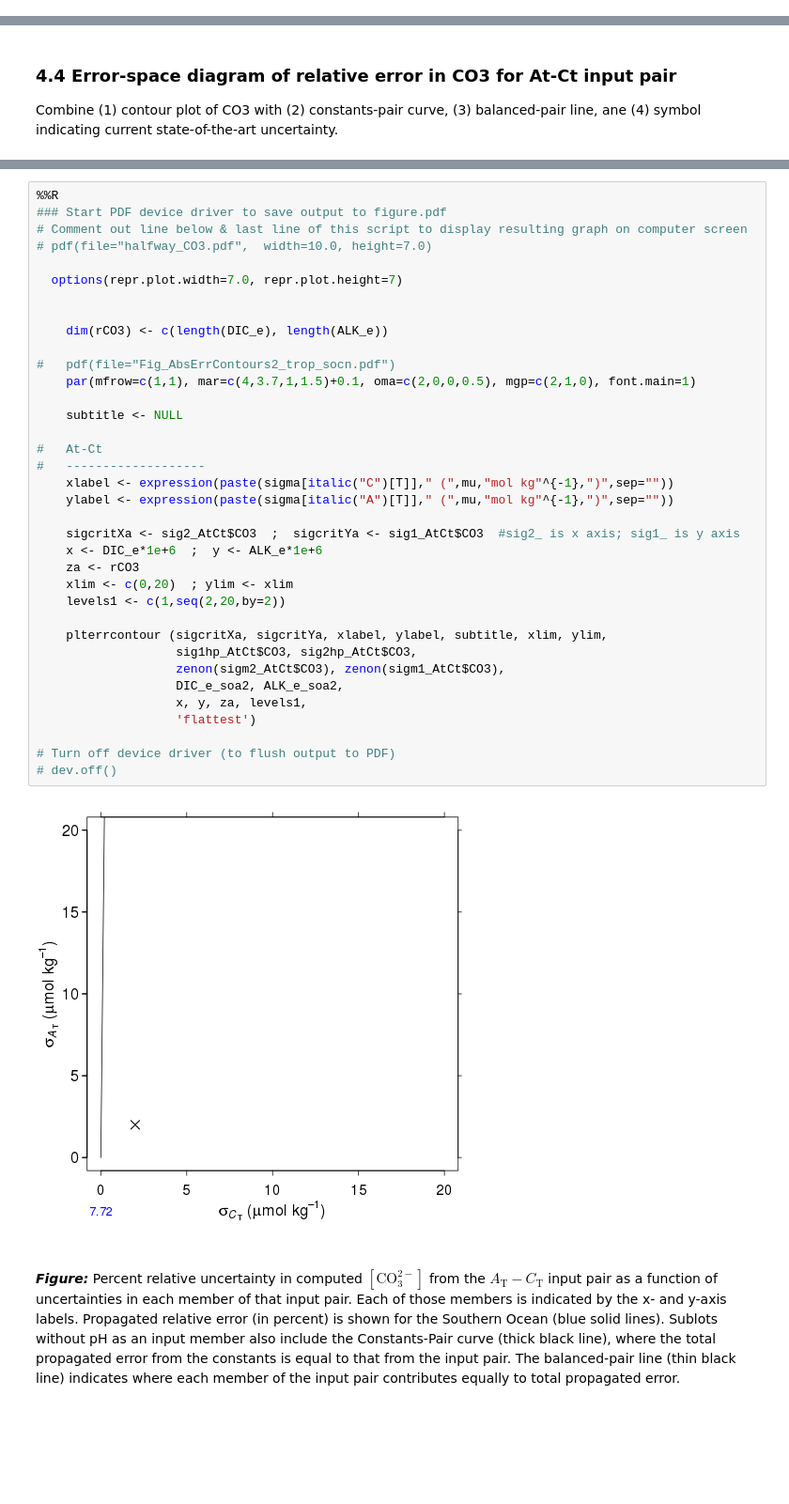
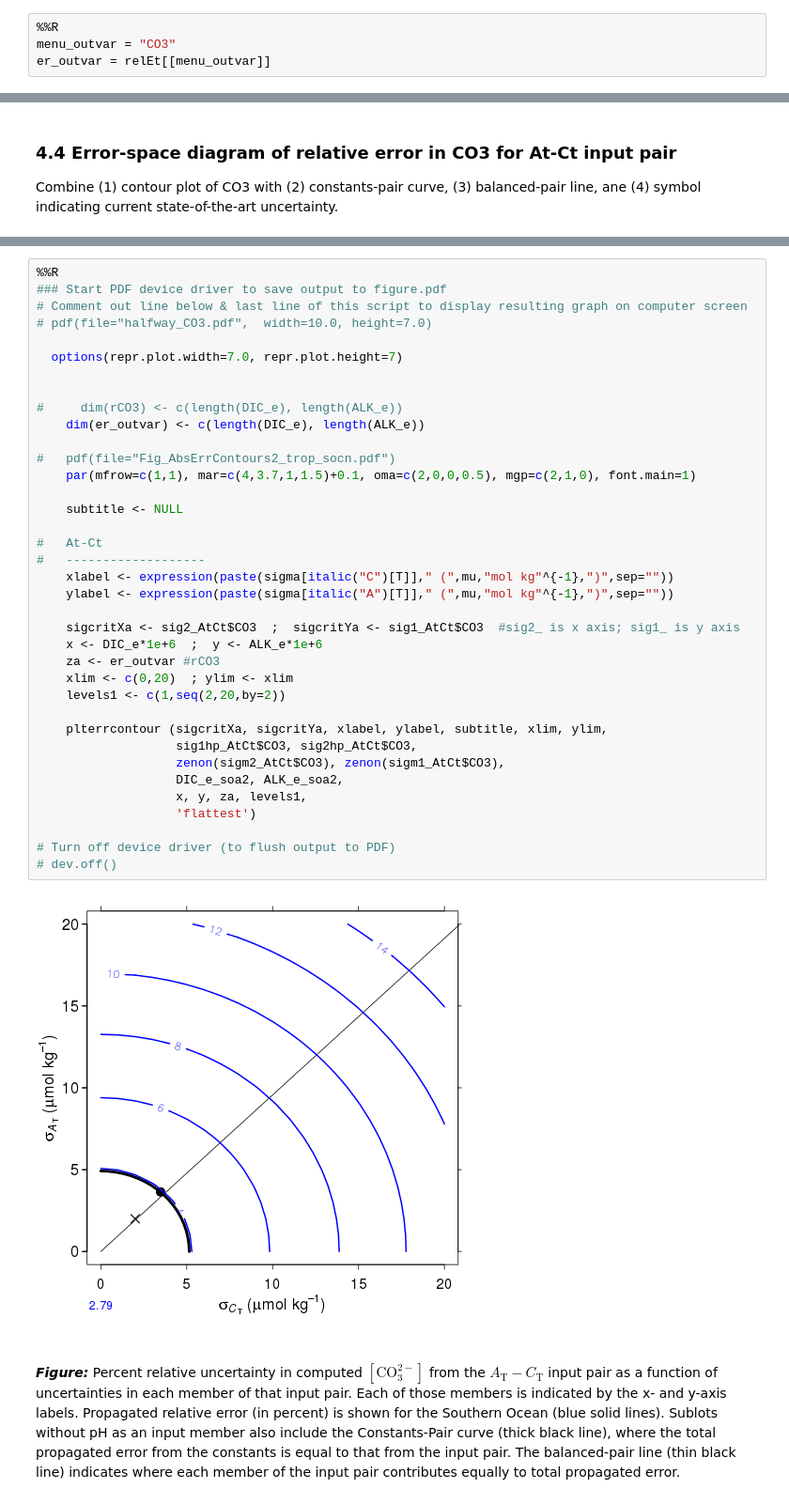
Before and after one commit to KatiRG/marineCO2ErrorPropagation, a Jupyter notebook: my_error-space-diagram-single.ipynb, the cells around one changed output, grey strips where cells are left out. Shown: that part at 94% size. Cells and saved outputs as stored; diff of their text form; blank space fills up the shorter version.

```diff
--- a/my_error-space-diagram-single.ipynb
+++ b/my_error-space-diagram-single.ipynb
@@ -249,3 +256,7 @@ ALK
     H       <- absEt$H
 
     rHCO3H <- sqrt(rHCO3^2 + rH^2)
+# %%
+%%R
+menu_outvar = "CO3"
+er_outvar = relEt[[menu_outvar]]
@@ -371,35 +401,36 @@ Combine (1) contour plot of CO3 with (2) constants-pair curve, (3) balanced-pair
 
   options(repr.plot.width=7.0, repr.plot.height=7)
 
 
-    dim(rCO3) <- c(length(DIC_e), length(ALK_e))
+#     dim(rCO3) <- c(length(DIC_e), length(ALK_e))
+    dim(er_outvar) <- c(length(DIC_e), length(ALK_e))
 
 #   pdf(file="Fig_AbsErrContours2_trop_socn.pdf")
     par(mfrow=c(1,1), mar=c(4,3.7,1,1.5)+0.1, oma=c(2,0,0,0.5), mgp=c(2,1,0), font.main=1)
 
     subtitle <- NULL
 
 #   At-Ct
 #   -------------------
     xlabel <- expression(paste(sigma[italic("C")[T]]," (",mu,"mol kg"^{-1},")",sep=""))
     ylabel <- expression(paste(sigma[italic("A")[T]]," (",mu,"mol kg"^{-1},")",sep=""))
 
     sigcritXa <- sig2_AtCt$CO3  ;  sigcritYa <- sig1_AtCt$CO3  #sig2_ is x axis; sig1_ is y axis
     x <- DIC_e*1e+6  ;  y <- ALK_e*1e+6
-    za <- rCO3
+    za <- er_outvar #rCO3
     xlim <- c(0,20)  ; ylim <- xlim
     levels1 <- c(1,seq(2,20,by=2))
 
     plterrcontour (sigcritXa, sigcritYa, xlabel, ylabel, subtitle, xlim, ylim,
                    sig1hp_AtCt$CO3, sig2hp_AtCt$CO3,
                    zenon(sigm2_AtCt$CO3), zenon(sigm1_AtCt$CO3),
                    DIC_e_soa2, ALK_e_soa2,
                    x, y, za, levels1,
                    'flattest')
 
 # Turn off device driver (to flush output to PDF)
 # dev.off()
 # %% [output]
-[figure, old version]
+[figure, new version]
 # %% [markdown]
 ***Figure:*** Percent relative uncertainty in computed $[\text{CO}_3^{2-}]$ from the $A_\text{T}-C_\text{T}$ input pair as a function of uncertainties in each member of that input pair. Each of those members is indicated by the x- and y-axis labels. Propagated relative error (in percent) is shown for the Southern Ocean (blue solid lines). Sublots without pH as an input member also include the Constants-Pair curve (thick black line), where the total propagated error from the constants is equal to that from the input pair. The balanced-pair line (thin black line) indicates where each member of the input pair contributes equally to total propagated error.
```
Also changed, not shown: parts of 7 cells of this notebook.
